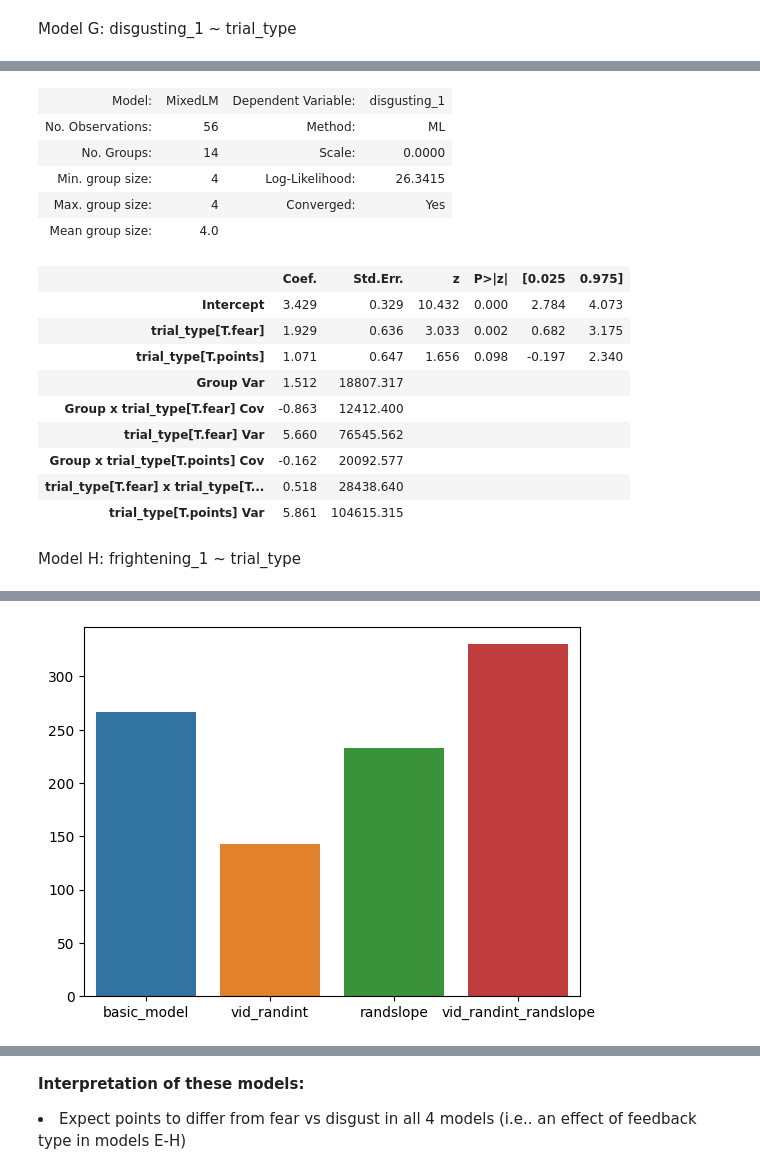
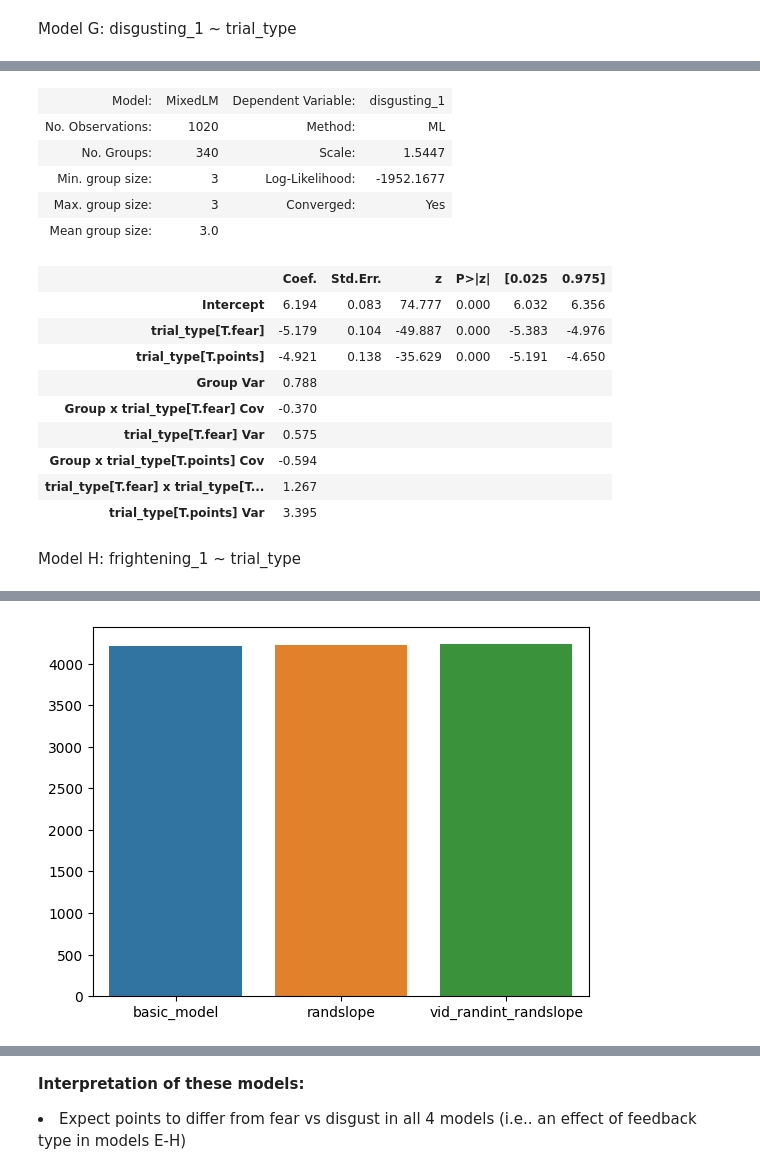
Before and after one commit to emilybagley/disgust_reversal_learning-stage2, a Jupyter notebook: 1_video_ratings_analysis.ipynb, the cells around one changed output, grey strips where cells are left out. Saved outputs shown, nothing was run; the diff lists cells and outputs as text; code cells hidden in the pictures.

```diff
--- a/1_video_ratings_analysis.ipynb
+++ b/1_video_ratings_analysis.ipynb
@@ -35,5 +29,5 @@ if not sys.warnoptions:
 # %%
-chosen_stim_df = pd.read_csv("csvs/chosen_stim_dummy.csv")
+chosen_stim_df = pd.read_csv("csvs/chosen_stim_excluded.csv")
 chosen_stim_df.drop('Unnamed: 0', axis="columns", inplace=True)
 # %%
 #create long form df which allows for this
@@ -557,21 +579,21 @@ print(bic) ##in this case, no covariate is best
 no_covariate.summary()
 # %% [output]
 | Model: | MixedLM | Dependent Variable: | disgusting_1 |
-| No. Observations: | 56 | Method: | ML |
-| No. Groups: | 14 | Scale: | 0.0000 |
-| Min. group size: | 4 | Log-Likelihood: | 26.3415 |
-| Max. group size: | 4 | Converged: | Yes |
-| Mean group size: | 4.0 |  |  |
+| No. Observations: | 1020 | Method: | ML |
+| No. Groups: | 340 | Scale: | 1.5447 |
+| Min. group size: | 3 | Log-Likelihood: | -1952.1677 |
+| Max. group size: | 3 | Converged: | Yes |
+| Mean group size: | 3.0 |  |  |
 |  | Coef. | Std.Err. | z | P>|z| | [0.025 | 0.975] |
-| Intercept | 3.429 | 0.329 | 10.432 | 0.000 | 2.784 | 4.073 |
-| trial_type[T.fear] | 1.929 | 0.636 | 3.033 | 0.002 | 0.682 | 3.175 |
-| trial_type[T.points] | 1.071 | 0.647 | 1.656 | 0.098 | -0.197 | 2.340 |
-| Group Var | 1.512 | 18807.317 |  |  |  |  |
-| Group x trial_type[T.fear] Cov | -0.863 | 12412.400 |  |  |  |  |
-| trial_type[T.fear] Var | 5.660 | 76545.562 |  |  |  |  |
-| Group x trial_type[T.points] Cov | -0.162 | 20092.577 |  |  |  |  |
-| trial_type[T.fear] x trial_type[T... | 0.518 | 28438.640 |  |  |  |  |
-| trial_type[T.points] Var | 5.861 | 104615.315 |  |  |  |  |
+| Intercept | 6.194 | 0.083 | 74.777 | 0.000 | 6.032 | 6.356 |
+| trial_type[T.fear] | -5.179 | 0.104 | -49.887 | 0.000 | -5.383 | -4.976 |
+| trial_type[T.points] | -4.921 | 0.138 | -35.629 | 0.000 | -5.191 | -4.650 |
+| Group Var | 0.788 |  |  |  |  |  |
+| Group x trial_type[T.fear] Cov | -0.370 |  |  |  |  |  |
+| trial_type[T.fear] Var | 0.575 |  |  |  |  |  |
+| Group x trial_type[T.points] Cov | -0.594 |  |  |  |  |  |
+| trial_type[T.fear] x trial_type[T... | 1.267 |  |  |  |  |  |
+| trial_type[T.points] Var | 3.395 |  |  |  |  |  |
 # %% [markdown]
 Model H: frightening_1 ~ trial_type
 # %%
@@ -582,13 +606,13 @@ basic_model=model.fit(reml=False)
 # %%
 #test random effects
-vid_randint=smf.mixedlm(formula, data, groups=data['participant_no'], missing='drop', vc_formula={'Vid': '0+Vid'}).fit(reml=False)
+#vid_randint=smf.mixedlm(formula, data, groups=data['participant_no'], missing='drop', vc_formula={'Vid': '0+Vid'}).fit(reml=False) CONVERGENCE WARNING
 randslope=smf.mixedlm(formula, data, groups=data['participant_no'], missing='drop', re_formula='~trial_type').fit(reml=False)
 vid_randint_randslope=smf.mixedlm(formula, data, groups=data['participant_no'], missing='drop', vc_formula={'Vid': '0+Vid'}, re_formula='~trial_type').fit(reml=False)
 
 bic=pd.DataFrame({'basic_model': [basic_model.bic],
-                    'vid_randint': [vid_randint.bic],
+                    'vid_randint': ['CONVERGENCE WARNING'],
                     'randslope': [randslope.bic],
                     'vid_randint_randslope':[vid_randint_randslope.bic]})
 sns.barplot(bic)
-print(bic) ##in this case, vidrandint is best
+print(bic) ##in this case, basic model is best
 # %% [output]
@@ -597,3 +621,3 @@ print(bic) ##in this case, vidrandint is best
-[figure, old version]
+[figure, new version]
 # %%
 #test covariates
```
Also changed, not shown: parts of 45 cells of this notebook.
